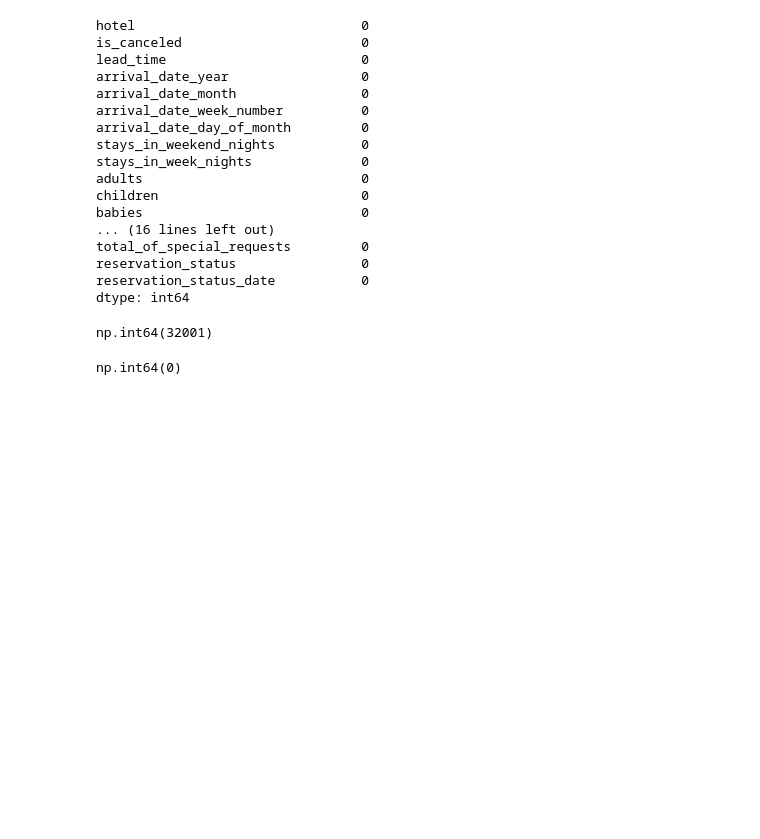
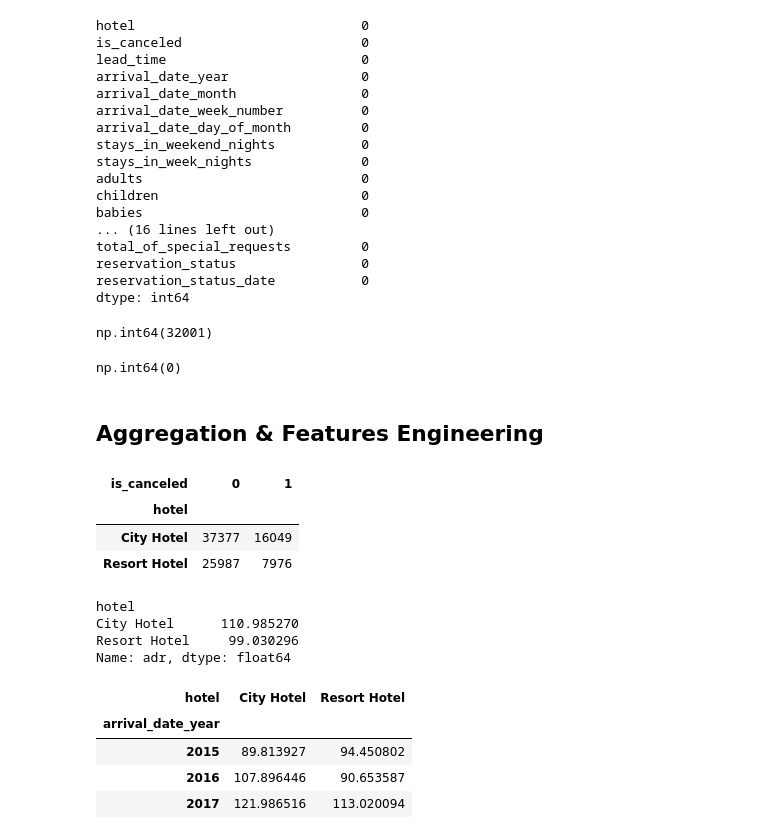
Before and after one commit to KyraWillow/Learning-Pandas-V2, a Jupyter notebook: Pandas_Basic_EDA.ipynb, the cells around one changed output. Cells and saved outputs as stored; diff of their text form; code cells hidden in the pictures; blank space fills up the shorter version.

```diff
--- a/Pandas_Basic_EDA.ipynb
+++ b/Pandas_Basic_EDA.ipynb
@@ -213,3 +213,31 @@ df = df.drop_duplicates()
 df.duplicated().sum()
 # %% [output]
 np.int64(0)
+# %% [markdown]
+## Aggregation & Features Engineering
+# %%
+# .gorupby()
+# KitA mencari sebuah Insight dalam data, melihat berapa total booking di hotel yang tidak/dicancele
+df.groupby("hotel")["is_canceled"].value_counts().unstack()
+# %% [output]
+| is_canceled | 0 | 1 |
+| hotel |  |  |
+| City Hotel | 37377 | 16049 |
+| Resort Hotel | 25987 | 7976 |
+# %%
+# Melihat rata rata harga untuk setiap hotel (membandingkan 2 buah fitur)
+df.groupby("hotel")["adr"].mean()
+# %% [output]
+hotel
+City Hotel      110.985270
+Resort Hotel     99.030296
+Name: adr, dtype: float64
+# %%
+# Melihat harga rata rata pertahun untuk setiap hotel
+df.groupby(["arrival_date_year", "hotel"])["adr"].mean().unstack()
+# %% [output]
+| hotel | City Hotel | Resort Hotel |
+| arrival_date_year |  |  |
+| 2015 | 89.813927 | 94.450802 |
+| 2016 | 107.896446 | 90.653587 |
+| 2017 | 121.986516 | 113.020094 |
```
Also changed, not shown: parts of 10 cells of this notebook.
